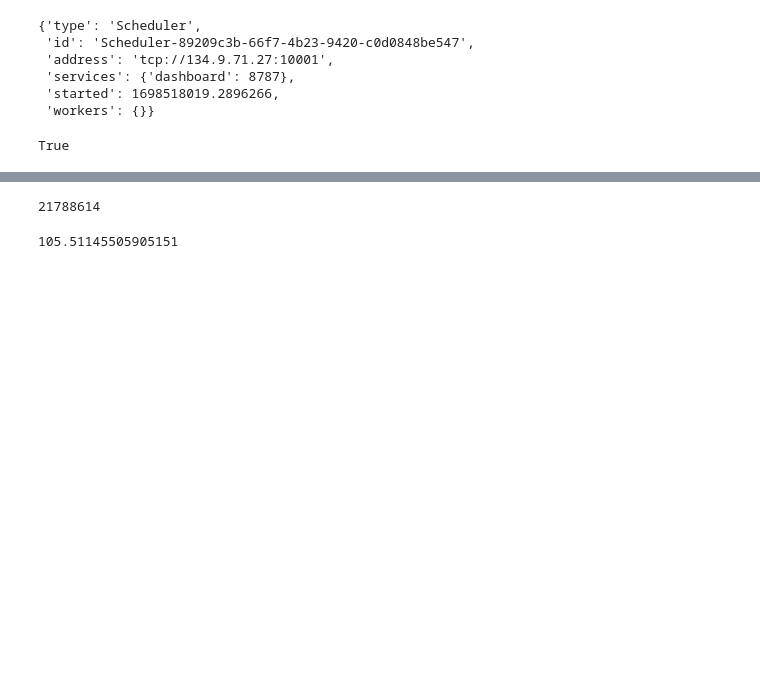
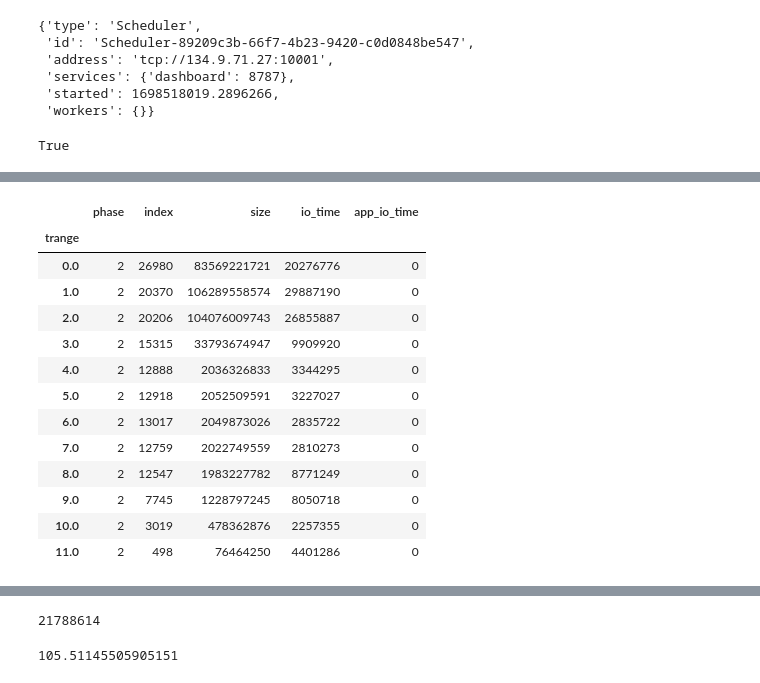
Before and after one commit to hariharan-devarajan/dftracer, a Jupyter notebook: examples/dlp_analyzer/dlp_analyzer.ipynb, the cells around one changed output, grey strips where cells are left out. Drawn from its saved outputs; the diff is of its cells as text; code cells hidden in the pictures; blank space fills up the shorter version.

```diff
--- a/examples/dlp_analyzer/dlp_analyzer.ipynb
+++ b/examples/dlp_analyzer/dlp_analyzer.ipynb
@@ -134,0 +217,19 @@ To provide an explicit output types or to silence this message, please provide t
+# %%
+timeline = analyzer.plots._create_timeline( analyzer.events).compute()
+# %%
+timeline
+# %% [output]
+|  | phase | index | size | io_time | app_io_time |
+| trange |  |  |  |  |  |
+| 0.0 | 2 | 26980 | 83569221721 | 20276776 | 0 |
+| 1.0 | 2 | 20370 | 106289558574 | 29887190 | 0 |
+| 2.0 | 2 | 20206 | 104076009743 | 26855887 | 0 |
+| 3.0 | 2 | 15315 | 33793674947 | 9909920 | 0 |
+| 4.0 | 2 | 12888 | 2036326833 | 3344295 | 0 |
+| 5.0 | 2 | 12918 | 2052509591 | 3227027 | 0 |
+| 6.0 | 2 | 13017 | 2049873026 | 2835722 | 0 |
+| 7.0 | 2 | 12759 | 2022749559 | 2810273 | 0 |
+| 8.0 | 2 | 12547 | 1983227782 | 8771249 | 0 |
+| 9.0 | 2 | 7745 | 1228797245 | 8050718 | 0 |
+| 10.0 | 2 | 3019 | 478362876 | 2257355 | 0 |
+| 11.0 | 2 | 498 | 76464250 | 4401286 | 0 |
```
Also changed, not shown: parts of 22 cells of this notebook, 4 other files.
